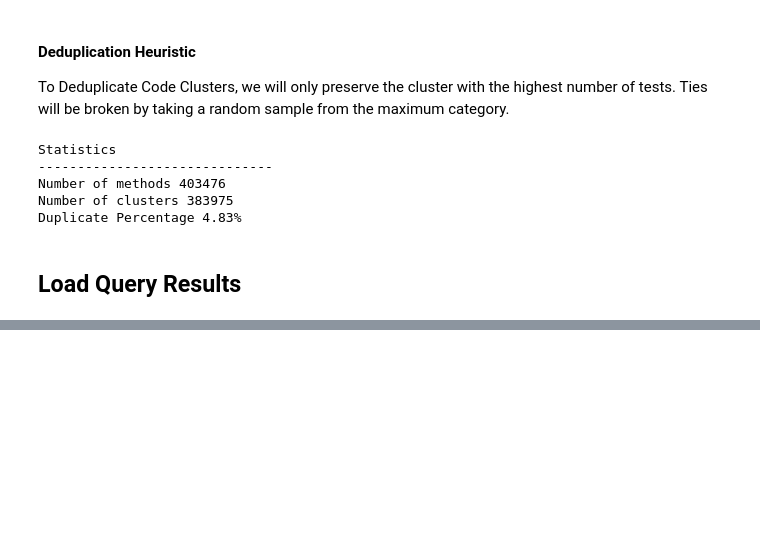
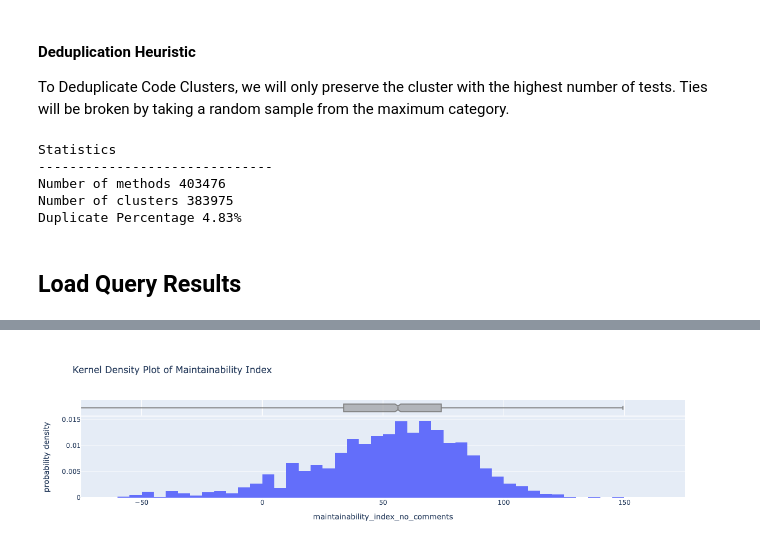
Before and after one commit to abaveja313/perplexity, a Jupyter notebook: DatasetAnalysis.ipynb, the cells around one changed output, grey strips where cells are left out. Cells and saved outputs as stored; diff of their text form; code cells hidden in the pictures; blank space fills up the shorter version.

```diff
--- a/DatasetAnalysis.ipynb
+++ b/DatasetAnalysis.ipynb
@@ -98,7 +100,7 @@ for c in clusters:
     counts = defaultdict(list)
     for ex_id in c:
         key = tuple(ex_id.split('\0'))
-        counts[tests_per_method[key]].append(key)
+        counts[tests_per_method[key]].append(ex_id)
 
     max_key = max(counts.keys())
     centroid = random.choice(list(counts[max_key]))
@@ -176,0 +151,2 @@ query_results.close()
+# %%
+sa_results = sa_results[sa_results['key'].isin(centroids)]
@@ -176,0 +169,8 @@ query_results.close()
+# %%
+sa_results['difference_from_zero'] = sa_results['maintainability_index'].abs()
+
+# Find the index of the minimum difference
+min_diff_index = sa_results['branch_count'].idxmax()
+
+# Retrieve the row with the smallest absolute difference from zero
+closest_to_zero_row = sa_results.loc[min_diff_index]
@@ -176,0 +240,21 @@ query_results.close()
+# %%
+import plotly.express as px
+
+# Assuming 'sa_results' is a DataFrame and 'maintainability_index' is a column in it
+fig = px.histogram(sa_results, x="maintainability_index_no_comments",
+                   title="Kernel Density Plot of Maintainability Index",
+                   histnorm='probability density',
+                   marginal='box',
+                   hover_data=sa_results.columns)
+
+# Set x-axis range to focus on central data, excluding extreme values
+# You would replace 'min_value' and 'max_value' with the actual values you consider appropriate
+fig.update_xaxes(range=[-75, 175])
+
+# Hide outliers in the marginal box plot
+fig.data[1].boxpoints = False  # Hide outlier points in the box plot
+fig.data[1].marker.color = 'gray'  # Change color of the marginal box plot
+
+fig.show()
+# %% [output]
+[figure, added]
```
Also changed, not shown: parts of 13 cells of this notebook, 2 other files.
